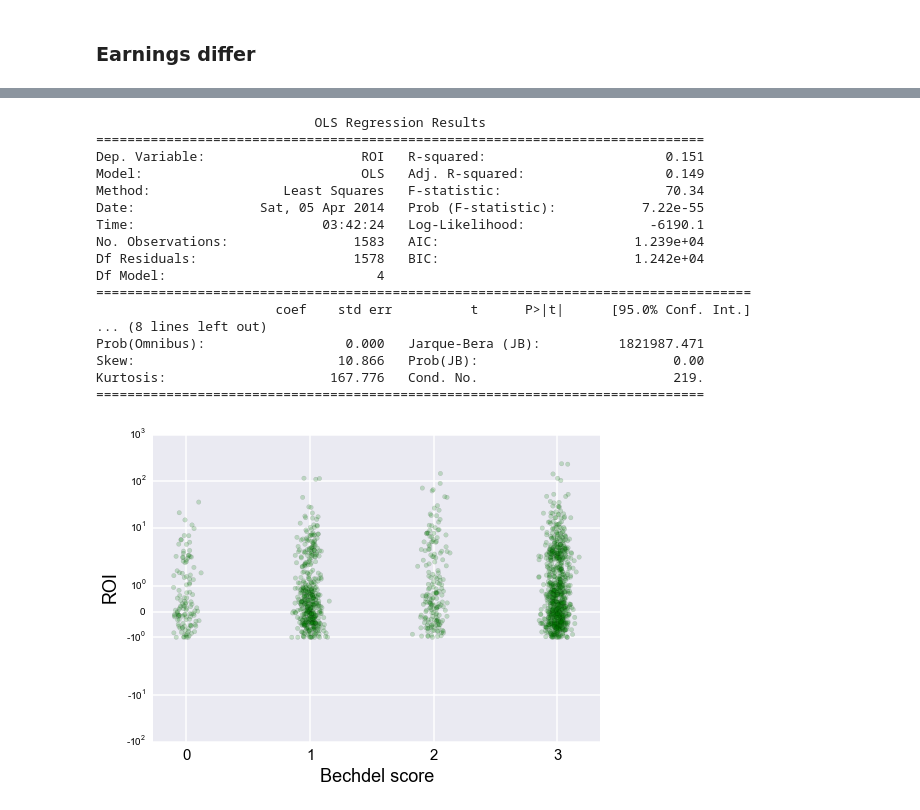
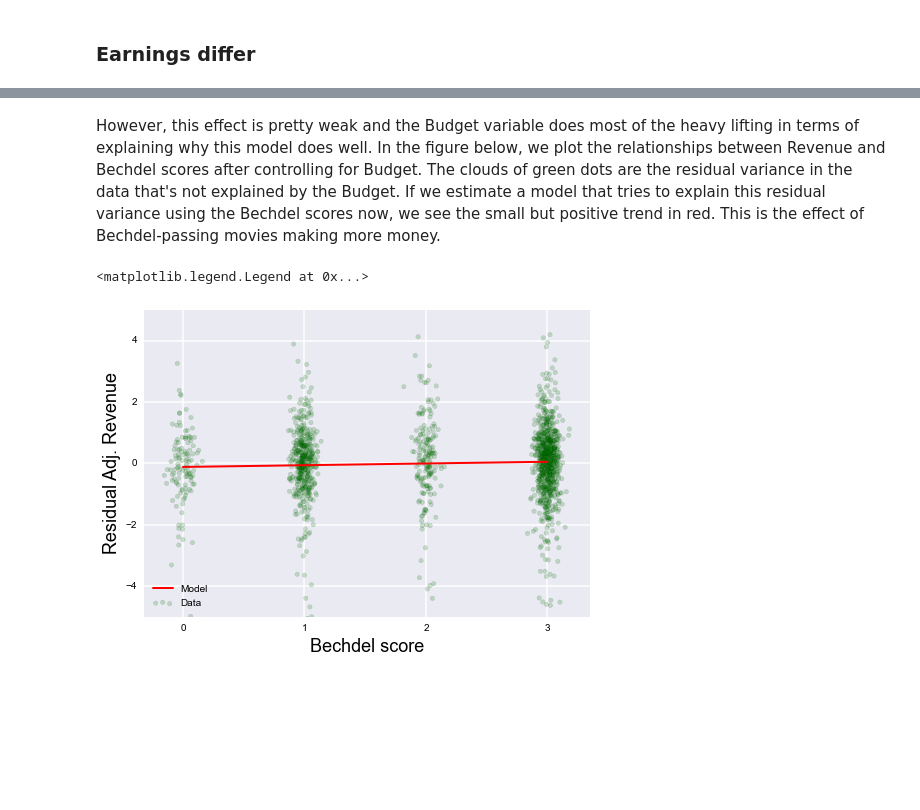
Before and after one commit to brianckeegan/Bechdel, a Jupyter notebook: Bechdel_test.ipynb, the cells around one changed output, grey strips where cells are left out. Saved outputs shown, nothing was run; the diff lists cells and outputs as text; code cells hidden in the pictures; blank space fills up the shorter version.

```diff
--- a/Bechdel_test.ipynb
+++ b/Bechdel_test.ipynb
@@ -187,5 +168,5 @@ ratings_df.loc[((ratings_df['dubious'] == u'0') & (ratings_df['rating'] == 3)),'
 # %%
 ratings_df.dropna(subset=['title'],inplace=True)
-ratings_df2 = ratings_df[['rating','new_rating','title']]
+ratings_df2 = ratings_df[['rating','title']]
 ratings_df2.head()
 # %% [output]
@@ -293,6 +259,9 @@ imdb_df.ix[1192,'Runtime'] = '96'
 imdb_df.ix[1652,'Runtime'] = '80'
 imdb_df.ix[2337,'Runtime'] = '87'
 imdb_df.ix[3335,'Runtime'] = '62'
+
+# Blank out non-MPAA or minor ratings (NC-17, X)
+imdb_df['Rated'] = imdb_df['Rated'].replace(to_replace=['N/A','Not Rated','Approved','Unrated','TV-PG','TV-G','TV-14','TV-MA','NC-17','X'],value=np.nan)
 
 # Convert Release into years
 imdb_df['Year'] = imdb_df['Released'].apply(lambda x:x.year)
@@ -313,6 +282,10 @@ imdb_df['Metascore'] = imdb_df['Metascore'].dropna().replace('N/A',np.nan).dropn
 # Take the imdbRating formatted as string containing "N/A", convert to float
 imdb_df['imdbRating'] = imdb_df['imdbRating'].dropna().replace('N/A',np.nan).dropna().apply(float)
 
+# Create a dummy variable for English language
+imdb_df['English'] = (imdb_df['Language']  == u'English').astype(int)
+imdb_df['USA'] = (imdb_df['Country']  == u'USA').astype(int)
+
 # Convert imdb_ID to int, set it as the index
 imdb_df['imdbID'] = imdb_df['imdbID'].dropna().apply(int)
 imdb_df = imdb_df.set_index('imdbID')
@@ -365,8 +338,8 @@ Plot the change in the average Bechdel score over time. Scale the size of the li
 # %%
 # Do some fancy re-indexing and groupby operations to get
 # average scores and number of movies between 1912 and 2013
-avg_bechdel = df.set_index('Released_x').groupby(lambda x:x.year)['new_rating'].agg(np.mean)
-num_movies = df.set_index('Released_x').groupby(lambda x:x.year)['new_rating'].agg(lambda x:np.power(len(x)+1,1/2.5))
+avg_bechdel = df.set_index('Released_x').groupby(lambda x:x.year)['rating'].agg(np.mean)
+num_movies = df.set_index('Released_x').groupby(lambda x:x.year)['rating'].agg(lambda x:np.power(len(x)+1,1/2.5))
 
 # Changing line widths from: http://stackoverflow.com/questions/19862011/matplotlib-change-linewidth-on-line-segments-using-list
 coords = sorted(dict(avg_bechdel).items(),key=lambda x:x[0])
@@ -407,5 +380,5 @@ We can also estimate a statistical model to forecast future changes in the avera
 # %%
-avg_bechdel = df.set_index('Released_x').groupby(lambda x:x.year)['new_rating'].agg(np.mean)
+avg_bechdel = df.set_index('Released_x').groupby(lambda x:x.year)['rating'].agg(np.mean)
 avg_bechdel.index.name = 'date'
 avg_bechdel.name = 'bechdel'
 avg_bechdel = avg_bechdel.reset_index()
@@ -559,36 +663,31 @@ Movies failing every Bechdel dimension have budgets of $13,684,932.09 on average
+# %% [markdown]
+However, this effect is pretty weak and the Budget variable does most of the heavy lifting in terms of explaining why this model does well. In the figure below, we plot the relationships between Revenue and Bechdel scores after controlling for Budget. The clouds of green dots are the residual variance in the data that's not explained by the Budget. If we estimate a model that tries to explain this residual variance using the Bechdel scores now, we see the small but positive trend in red. This is the effect of Bechdel-passing movies making more money.
 # %%
+# Estimate model without the Bechdel test IV and containing only the IVs to get residulals
+ed_m3_bad_res = smf.ols(formula='log(Adj_Revenue+1) ~ log(Adj_Budget+1)', data=df[df['Adj_Revenue']>0]).fit()
+
+# Put these residual estimates in a temporary DataFrame
+df_temp = df
+df_temp['residuals'] = ed_m3_bad_res.resid
+
+# Estimate a bad model with a continuous Bechdel rating against the residuals
+ed_m3_bad = smf.ols(formula='residuals ~ rating', data=df_temp).fit()
+ed_m3_bad_x = pd.DataFrame({'rating':np.linspace(min(df['rating']),max(df['rating']),100)})
+
 # Add a jitter so the points aren't overlapping
 x = df['rating'].apply(lambda x:float(x)+np.random.normal(0, 0.05))
-y = df['ROI']
+y = df_temp['residuals']
+
+plt.plot(ed_m3_bad_x['rating'],ed_m3_bad.predict(ed_m3_bad_x),c='r',lw=2,label='Model')
 
 # Plot with an alpha so the overlaps reveal something about relative density
 plt.scatter(x,y,alpha=.2,label='Data',c='g')
-plt.xticks(arange(0,4),fontsize=15)
+plt.xticks(arange(0,4))
 plt.autoscale()
 plt.xlabel('Bechdel score',fontsize=18)
-plt.ylabel('ROI',fontsize=18)
-plt.yscale('symlog')
-plt.grid(False,which='minor')
-
-# Estimate the model
-ed_m1 = smf.ols(formula='ROI ~ C(rating)  + log(Budget+1)', data=df).fit()
-print ed_m1.summary()
+plt.ylabel('Residual Adj. Revenue',fontsize=18)
+plt.ylim((-5,5))
+plt.legend(loc='lower left')
 # %% [output]
-                            OLS Regression Results
-==============================================================================
-Dep. Variable:                    ROI   R-squared:                       0.151
-Model:                            OLS   Adj. R-squared:                  0.149
-Method:                 Least Squares   F-statistic:                     70.34
-Date:                Sat, 05 Apr 2014   Prob (F-statistic):           7.22e-55
-Time:                        03:42:24   Log-Likelihood:                -6190.1
-No. Observations:                1583   AIC:                         1.239e+04
-Df Residuals:                    1578   BIC:                         1.242e+04
-Df Model:                           4
-====================================================================================
-                       coef    std err          t      P>|t|      [95.0% Conf. Int.]
-... (8 lines left out)
-Prob(Omnibus):                  0.000   Jarque-Bera (JB):          1821987.471
-Skew:                          10.866   Prob(JB):                         0.00
-Kurtosis:                     167.776   Cond. No.                         219.
-==============================================================================
+<matplotlib.legend.Legend at 0x...>
-[figure, old version]
+[figure, new version]
```
Also changed, not shown: parts of 68 cells of this notebook.
